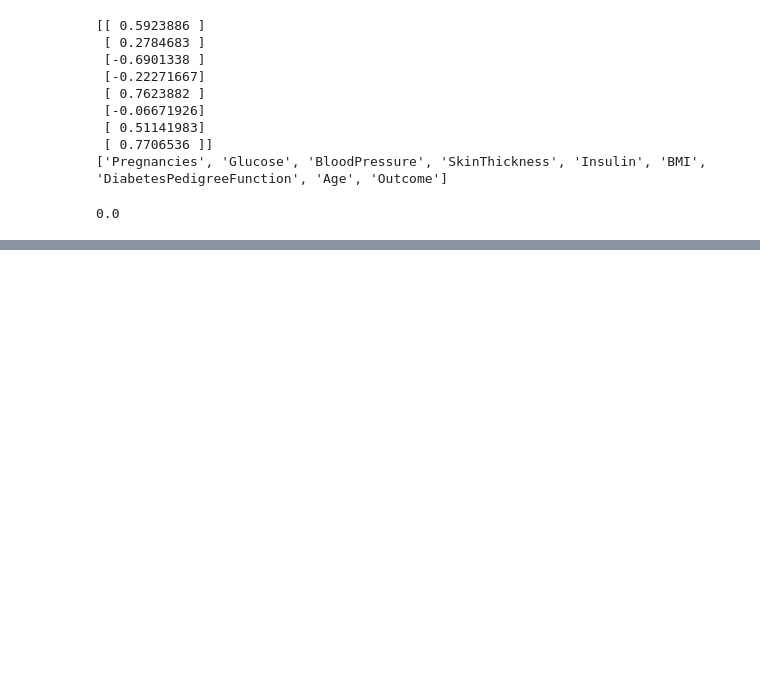
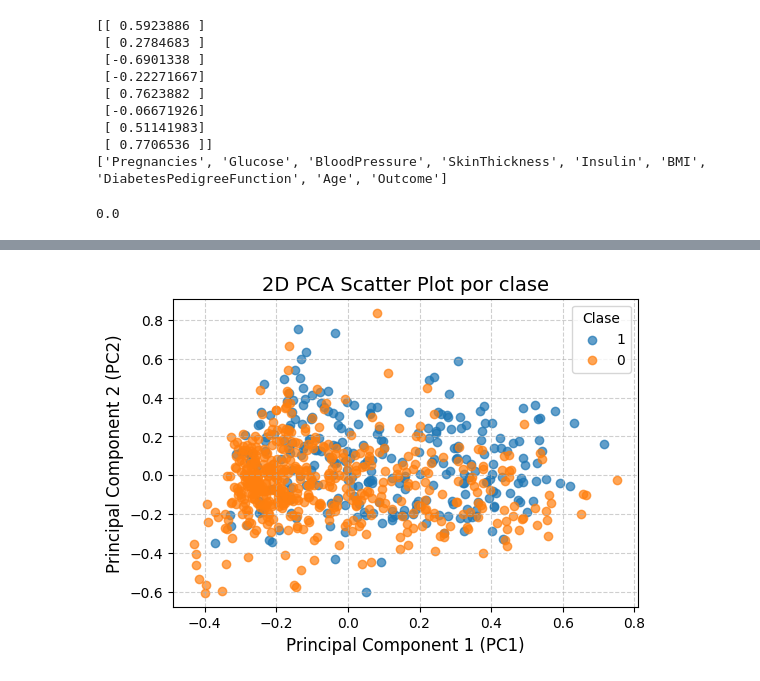
Before and after one commit to MAValle/deepLearning_intro_course, a Jupyter notebook: model_perceptron1.ipynb, the cells around one changed output, grey strips where cells are left out. Saved outputs shown, nothing was run; the diff lists cells and outputs as text; code cells hidden in the pictures; blank space fills up the shorter version.

```diff
--- a/model_perceptron1.ipynb
+++ b/model_perceptron1.ipynb
@@ -66,6 +66,7 @@ from sklearn.preprocessing import MinMaxScaler
 scaler = MinMaxScaler()
 cols = dataset.columns[dataset.columns != 'Outcome']
 dataset[cols] = scaler.fit_transform(dataset[cols])
+df = dataset # para utilizar df despues.
 dataset.head()
 # %% [output]
 |  | Pregnancies | Glucose | BloodPressure | SkinThickness | Insulin | BMI | DiabetesPedigreeFunction | Age | ... |
@@ -256,0 +262,33 @@ print(column_names)
+# %%
+import matplotlib.pyplot as plt
+from sklearn.decomposition import PCA
+
+# Step 1:
+X = df.drop('Outcome', axis=1)  # Features (8 columns)
+y = df['Outcome']  # Class labels
+
+# Step 2: Perform PCA
+pca = PCA(n_components=2)
+X_pca = pca.fit_transform(X)
+
+# Step 3:
+pca_df = pd.DataFrame(X_pca, columns=['PC1', 'PC2'])
+pca_df['Class'] = y
+
+# Step 4: Plot
+plt.figure(figsize=(6, 4))
+for class_label in pca_df['Class'].unique():
+    class_data = pca_df[pca_df['Class'] == class_label]
+    plt.scatter(class_data['PC1'], class_data['PC2'], label=class_label, alpha=0.7)
+
+# Add labels and title
+plt.xlabel('Principal Component 1 (PC1)', fontsize=12)
+plt.ylabel('Principal Component 2 (PC2)', fontsize=12)
+plt.title('2D PCA Scatter Plot por clase', fontsize=14)
+plt.legend(title='Clase', fontsize=10)
+
+# Show the plot
+plt.grid(True, linestyle='--', alpha=0.6)
+plt.show()
+# %% [output]
+[figure, added]
```
Also changed, not shown: parts of 2 cells of this notebook.
